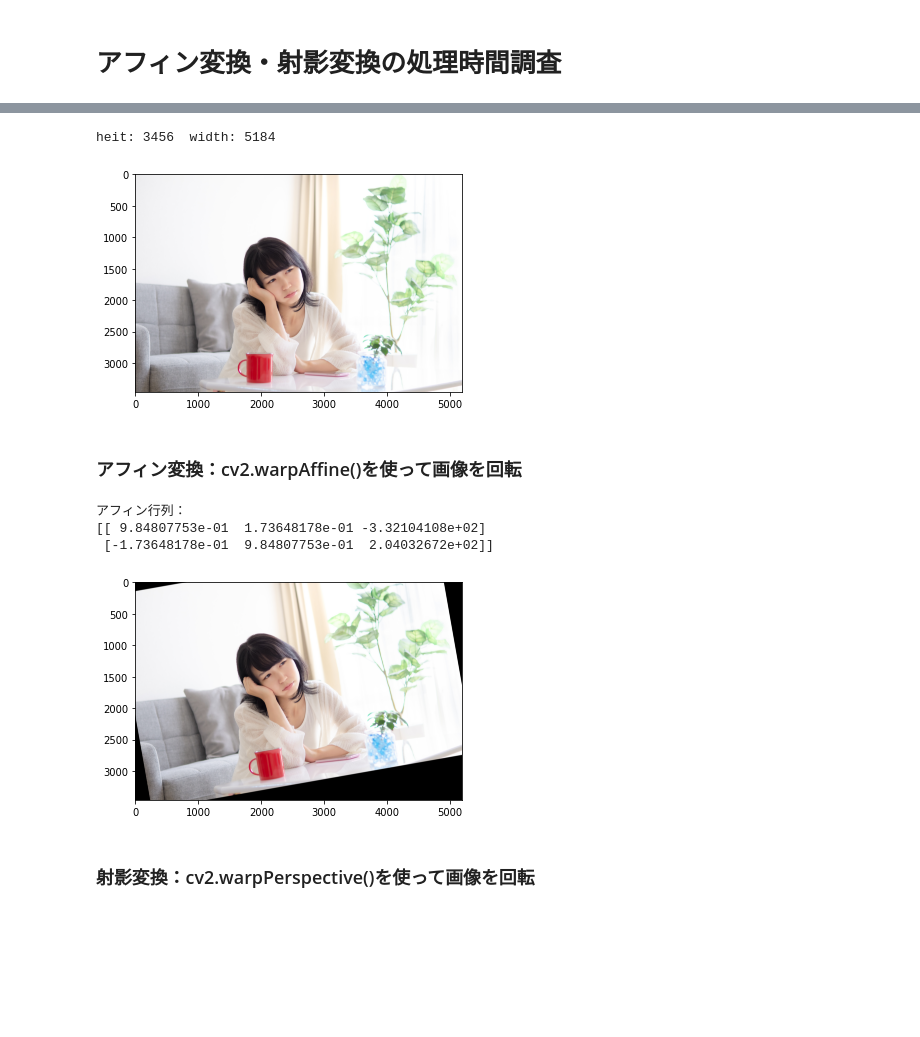
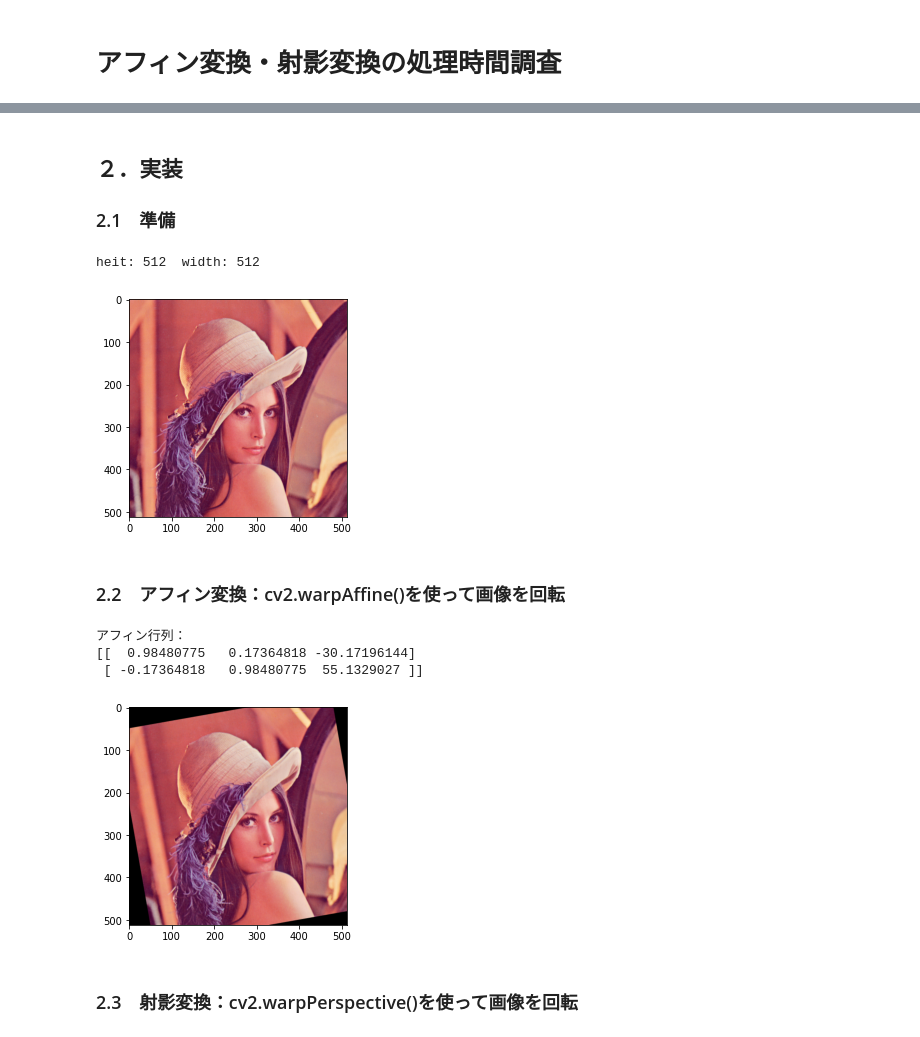
Before and after one commit to turkey1212a/AffinePerspective, a Jupyter notebook: affine_perspective.ipynb, the cells around one changed output, grey strips where cells are left out. Drawn from its saved outputs; the diff is of its cells as text; code cells hidden in the pictures; blank space fills up the shorter version.

```diff
--- a/affine_perspective.ipynb
+++ b/affine_perspective.ipynb
@@ -3,3 +27,6 @@
+# %% [markdown]
+## ２．実装
+### 2.1　準備
 # %%
 import cv2
 import numpy as np
@@ -11,28 +38,30 @@ def show_img_cv2(img_cv2):
     img_RGB = cv2.cvtColor(img_cv2, cv2.COLOR_BGR2RGB)
     plt.imshow(img_RGB)
 # %%
-img = cv2.imread('img/24195756_l.jpg')
+# 処理の対象となる画像をread
+img = cv2.imread('img/lenna.png')
 h, w = img.shape[:2]
 print(f'heit: {h}  width: {w}')
 show_img_cv2(img)
 # %% [output]
-heit: 3456  width: 5184
+heit: 512  width: 512
-[figure, old version]
+[figure, new version]
 # %% [markdown]
-### アフィン変換：cv2.warpAffine()を使って画像を回転
+### 2.2　アフィン変換：cv2.warpAffine()を使って画像を回転
 # %%
-mat1 = cv2.getRotationMatrix2D((1000, 2000), 10, 1)
+mat1 = cv2.getRotationMatrix2D((300, 200), 10, 1)
 print('アフィン行列：')
 print(mat1)
 rotated_img1 = cv2.warpAffine(img, mat1, (w, h))
+cv2.imwrite('affine_img.png', rotated_img1)
 show_img_cv2(rotated_img1)
 # %% [output]
 アフィン行列：
-[[ 9.84807753e-01  1.73648178e-01 -3.32104108e+02]
- [-1.73648178e-01  9.84807753e-01  2.04032672e+02]]
+[[  0.98480775   0.17364818 -30.17196144]
+ [ -0.17364818   0.98480775  55.1329027 ]]
-[figure, old version]
+[figure, new version]
 # %% [markdown]
-### 射影変換：cv2.warpPerspective()を使って画像を回転
+### 2.3　射影変換：cv2.warpPerspective()を使って画像を回転
 # %%
 mat2 = np.concatenate([mat1, np.array([[0, 0, 1]])], 0)
 print('射影変換行列：')
```
Also changed, not shown: parts of 7 cells of this notebook.
